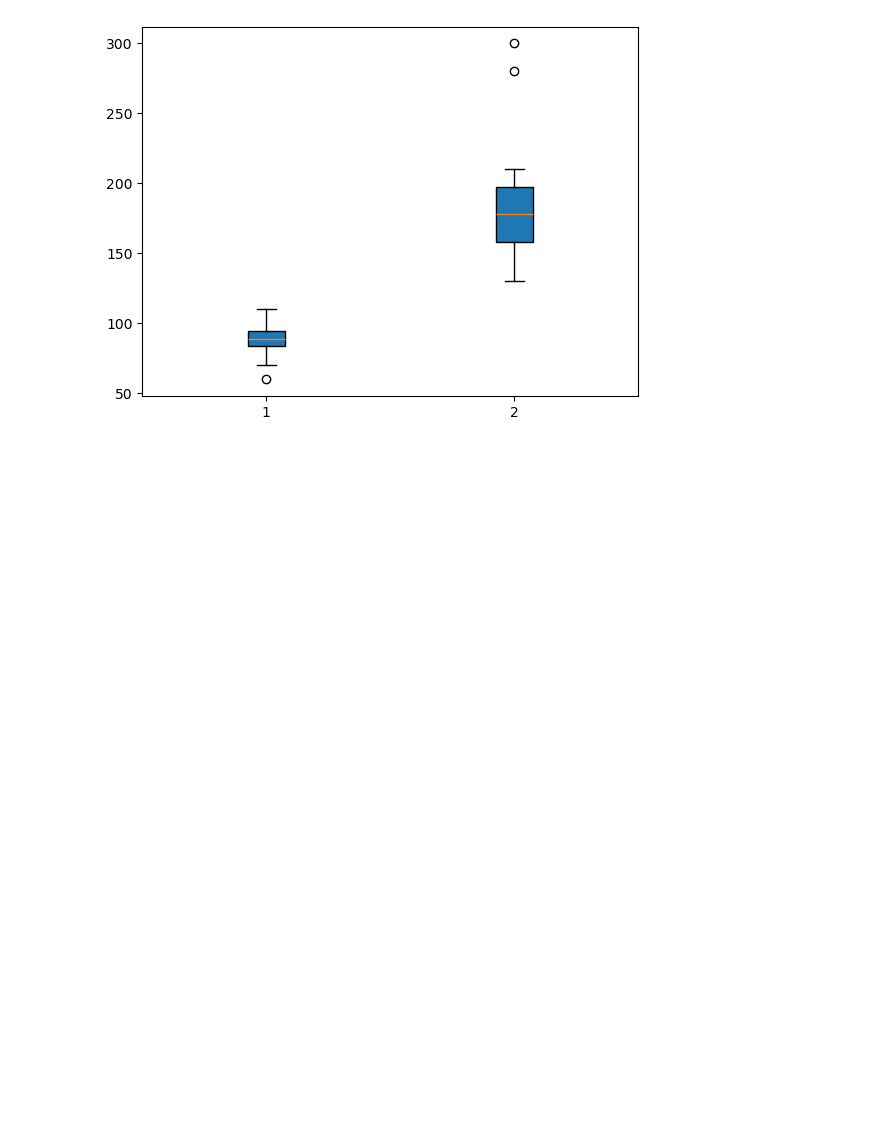
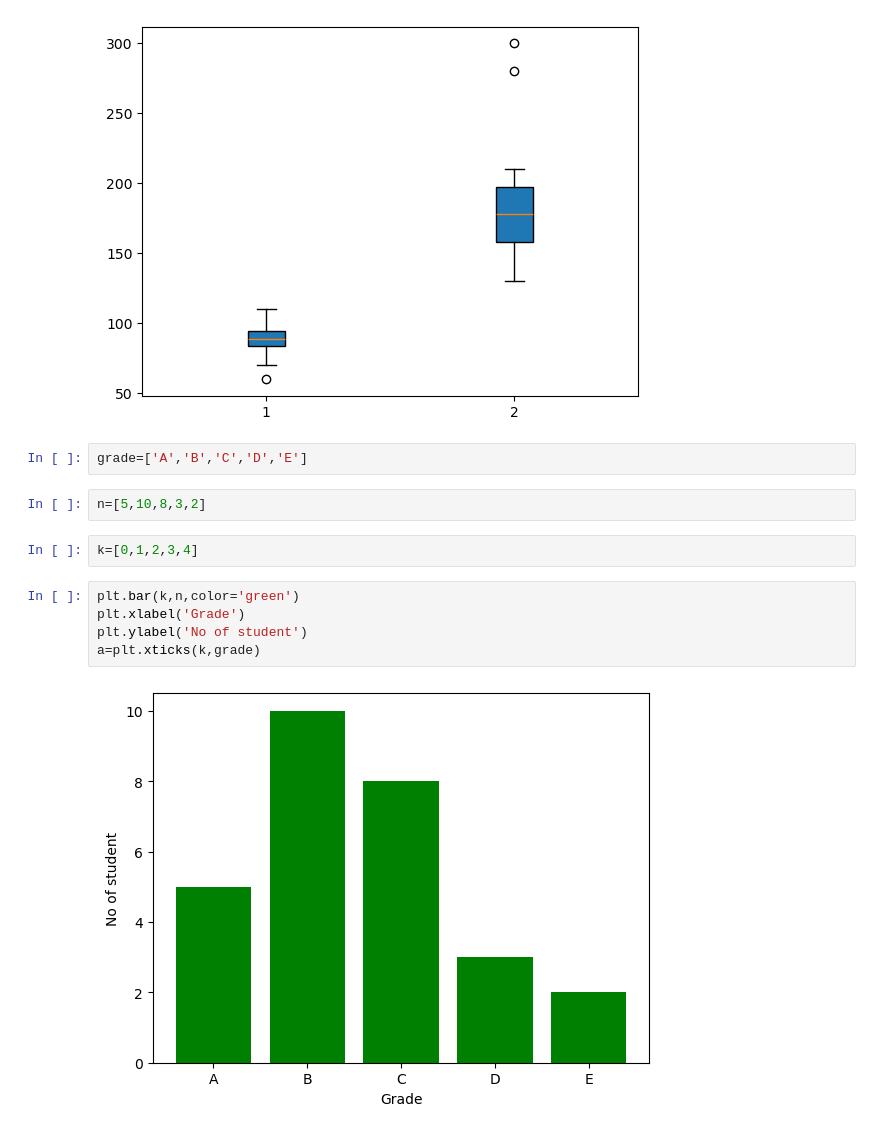
Before and after one commit to mehradi-github/ref-jupyter-2510, a Jupyter notebook: BoxPlot.ipynb, the cells around one changed output. Cells and saved outputs as stored; diff of their text form; blank space fills up the shorter version.

Commit message:
Adding bar graph with matplotlib

```diff
--- a/BoxPlot.ipynb
+++ b/BoxPlot.ipynb
@@ -60,3 +60,16 @@ plt.boxplot([class1,class2],patch_artist=True)
   <matplotlib.lines.Line2D at 0x...>],
  'means': []}
 [figure]
+# %%
+grade=['A','B','C','D','E']
+# %%
+n=[5,10,8,3,2]
+# %%
+k=[0,1,2,3,4]
+# %%
+plt.bar(k,n,color='green')
+plt.xlabel('Grade')
+plt.ylabel('No of student')
+a=plt.xticks(k,grade)
+# %% [output]
+[figure, added]
```
